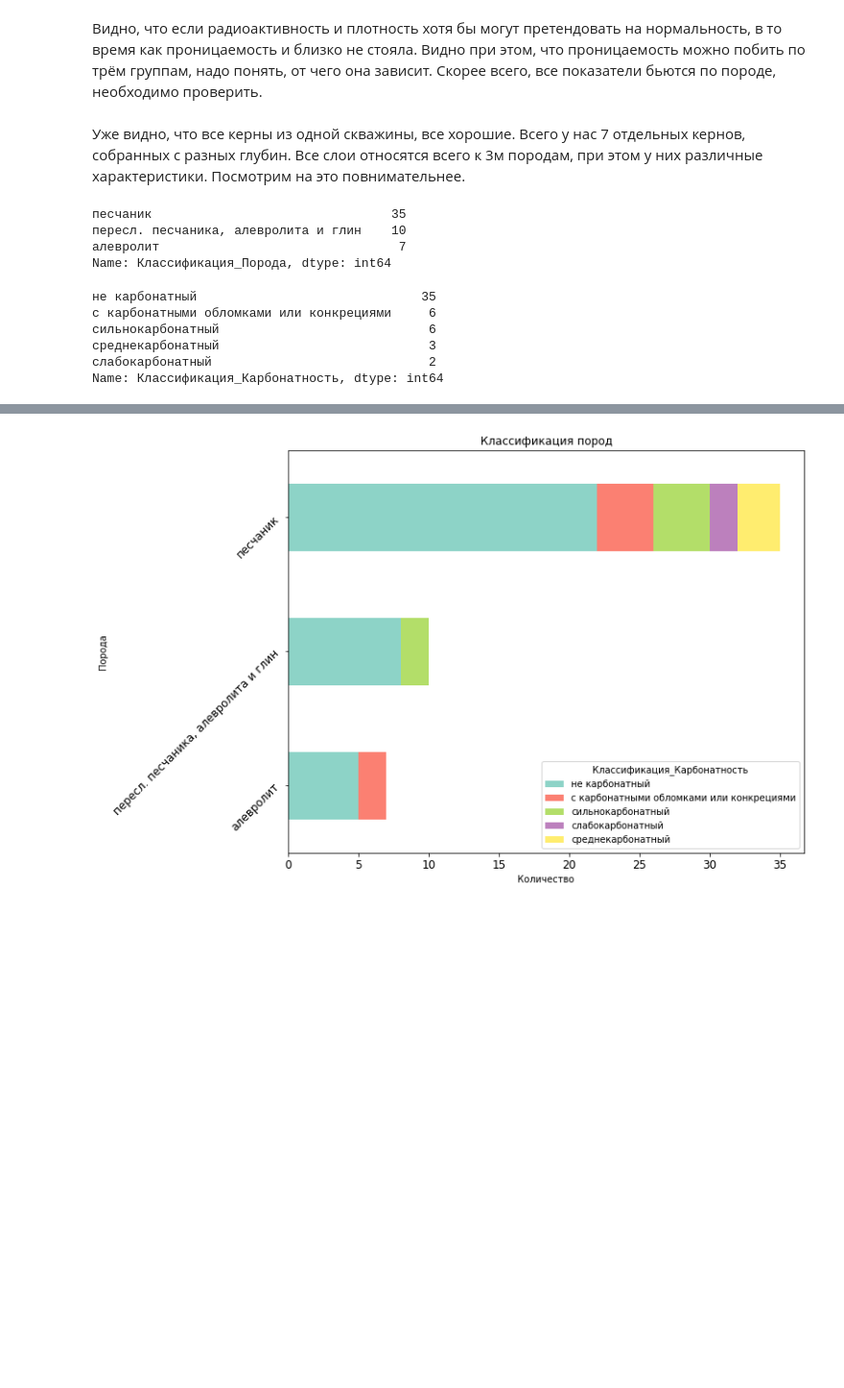
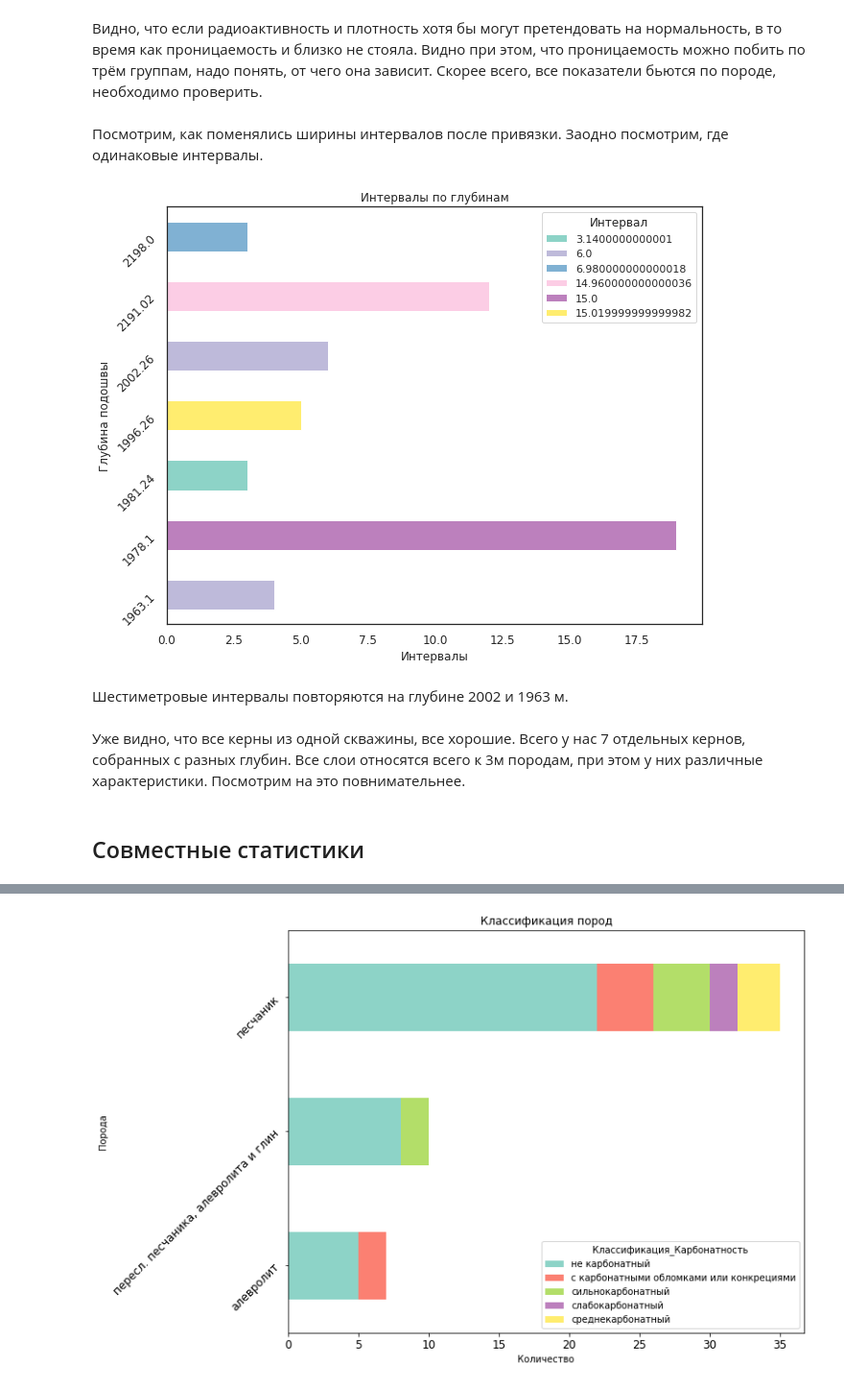
Before and after one commit to nuvard/kern_segmentation, a Jupyter notebook: EDA.ipynb, the cells around one changed output, grey strips where cells are left out. Shown: that part at 96% size. Drawn from its saved outputs; the diff is of its cells as text; code cells hidden in the pictures; blank space fills up the shorter version.

```diff
--- a/EDA.ipynb
+++ b/EDA.ipynb
@@ -376,25 +414,28 @@ sns.distplot(df['Профильные методы,среднее значени
 [figure]
 # %% [markdown]
 Видно, что если радиоактивность и плотность хотя бы могут претендовать на нормальность, в то время как проницаемость и близко не стояла. Видно при этом, что проницаемость можно побить по трём группам, надо понять, от чего она зависит. Скорее всего, все показатели бьются по породе, необходимо проверить.
+# %% [markdown]
+
+Посмотрим, как поменялись ширины интервалов после привязки. Заодно посмотрим, где одинаковые интервалы.
+# %%
+intervals.columns = ['Подошва', 'Интервал']
+# %%
+intervals = pd.concat([df['Интервал отбора керна, м_Подошва'], intervals], axis=1)
+# %%
+ax = intervals.groupby(['Подошва', 'Интервал']).size()\
+.unstack().plot(colormap = 'Set3', kind='barh',stacked=True, figsize=(10, 8), legend=True, fontsize=12)
+plt.title('Интервалы по глубинам')
+plt.xlabel('Интервалы')
+plt.ylabel('Глубина подошвы')
+plt.yticks(rotation = 45)
+plt.show()
+# %% [output]
+[figure, added]
+# %% [markdown]
+Шестиметровые интервалы повторяются на глубине 2002 и 1963 м.
 # %% [markdown]
 Уже видно, что все керны из одной скважины, все хорошие.
 Всего у нас 7 отдельных кернов, собранных с разных глубин.
 Все слои относятся всего к 3м породам, при этом у них различные характеристики. Посмотрим на это повнимательнее.
-# %%
-
-df['Классификация_Порода'].value_counts()
-# %% [output]
-песчаник                                35
-пересл. песчаника, алевролита и глин    10
-алевролит                                7
-Name: Классификация_Порода, dtype: int64
-# %%
-
-df['Классификация_Карбонатность'].value_counts()
-# %% [output]
-не карбонатный                              35
-с карбонатными обломками или конкрециями     6
-сильнокарбонатный                            6
-среднекарбонатный                            3
-слабокарбонатный                             2
-Name: Классификация_Карбонатность, dtype: int64
+# %% [markdown]
+## Совместные статистики
```
Also changed, not shown: parts of 14 cells of this notebook.
